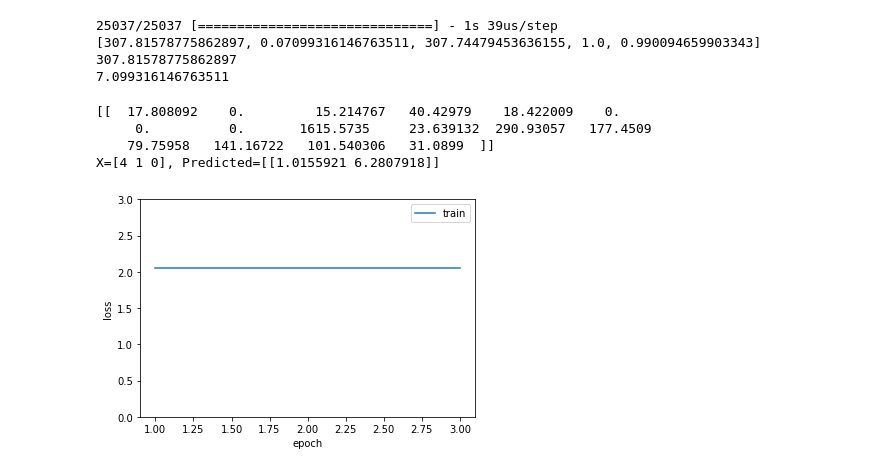
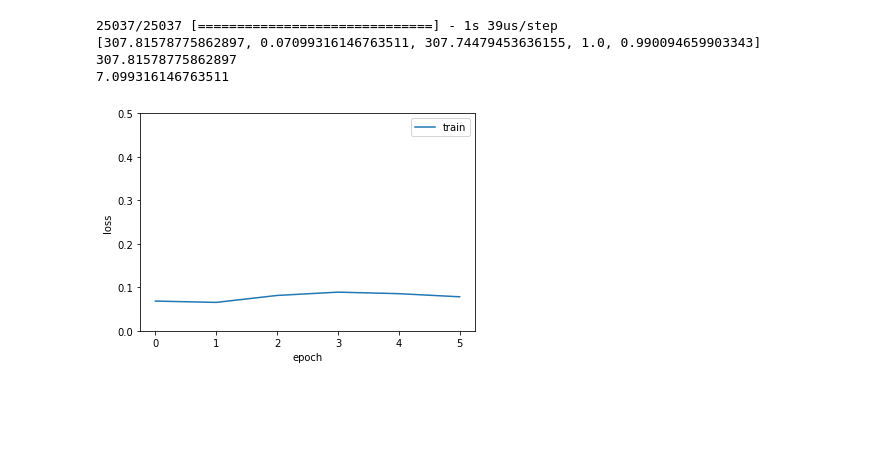
Before and after one commit to ChungminPark/samsung-ai-challenge-2018, a Jupyter notebook: Traffic_Accident.ipynb, the cells around one changed output. Cells and saved outputs as stored; diff of their text form; code cells hidden in the pictures; blank space fills up the shorter version.

Commit message:
add two input model

```diff
--- a/Traffic_Accident.ipynb
+++ b/Traffic_Accident.ipynb
@@ -250,13 +226,16 @@ cat_output = Dense(329, activation='softmax', name='cat_output')(x)
 Tensor("cat_input_43:0", shape=(?, 329), dtype=float32)
 Tensor("reshape_1/Reshape:0", shape=(?, 1, 329), dtype=float32)
 # %%
-cat_input = Input(batch_shape=(2,4,11), name='cat_input')
-# x = Reshape((5,11))(cat_input)
-x = LSTM(64, activation='relu',  stateful=True)(cat_input)
+cate_input = Input(shape=(11,), name='cate_input')
+x = Reshape((1,11))(cate_input)
+x = LSTM(64, activation='relu')(x)
 x = Dropout(0.3)(x)
 x = Dense(64, activation='relu')(x)
 x = Dropout(0.3)(x)
+num_input = Input(shape=(5,), name='num_input')
+x = concatenate([x, num_input])
+print(x)
 x = Dense(64, activation='relu')(x)
 x = Dropout(0.3)(x)
-x = Dense(20,  activation='relu')(x)
-cat_output = Reshape((4,5),  name='cat_output')(x)
+cate_output = Dense(5,  activation='relu', name='cate_output')(x)
+# cate_output = Reshape((4,5),  name='cate_output')(x)
@@ -361,12 +281,0 @@ TypeError: only size-1 arrays can be converted to Python scalars
-# %%
-num_input = Input(shape=(3,), name='num_input')
-x = Dense(300, activation='relu')(num_input)
-x = Dense(300, activation='relu')(x)
-num_output = Dense(2, name='num_output')(x)
-
-cat_input = Input(shape=(16,), name='cat_input')
-x = concatenate([num_output, cat_input])
-x = Dense(300, activation='relu')(x)
-print(x)
-x = Dense(300, activation='relu')(x)
-cat_output = Dense(16, activation='relu', name='cat_output')(x)
@@ -423,28 +365,15 @@ print(loss_and_metrics[1] * 100)
 [307.81578775862897, 0.07099316146763511, 307.74479453636155, 1.0, 0.990094659903343]
 307.81578775862897
 7.099316146763511
-# %%
-Xnew1 = np.array([[4, 1, 0]])
-Xnew2 = np.array([[0,0,1,1,0,0,0,1,93,1,17,10,5,8,5,2]])
-# make a prediction
-ynew = model.predict([Xnew1, Xnew2])
-# show the inputs and predicted outputs
-print(ynew[1])
-print("X=%s, Predicted=%s" % (Xnew1[0], ynew[0]))
-# %% [output]
-[[  17.808092    0.         15.214767   40.42979    18.422009    0.
-     0.          0.       1615.5735     23.639132  290.93057   177.4509
-    79.75958   141.16722   101.540306   31.0899  ]]
-X=[4 1 0], Predicted=[[1.0155921 6.2807918]]
 # %%
 %matplotlib inline
 import matplotlib.pyplot as plt
 
 plt.plot(hist.history['loss'])
-plt.ylim(0.0, 3)
+plt.ylim(0.0, 0.5)
 plt.ylabel('loss')
 plt.xlabel('epoch')
 plt.legend(['train'], loc='upper right')
 plt.show()
 # %% [output]
-[figure, old version]
+[figure, new version]
```
Also changed, not shown: parts of 17 cells of this notebook, 1 other file.
